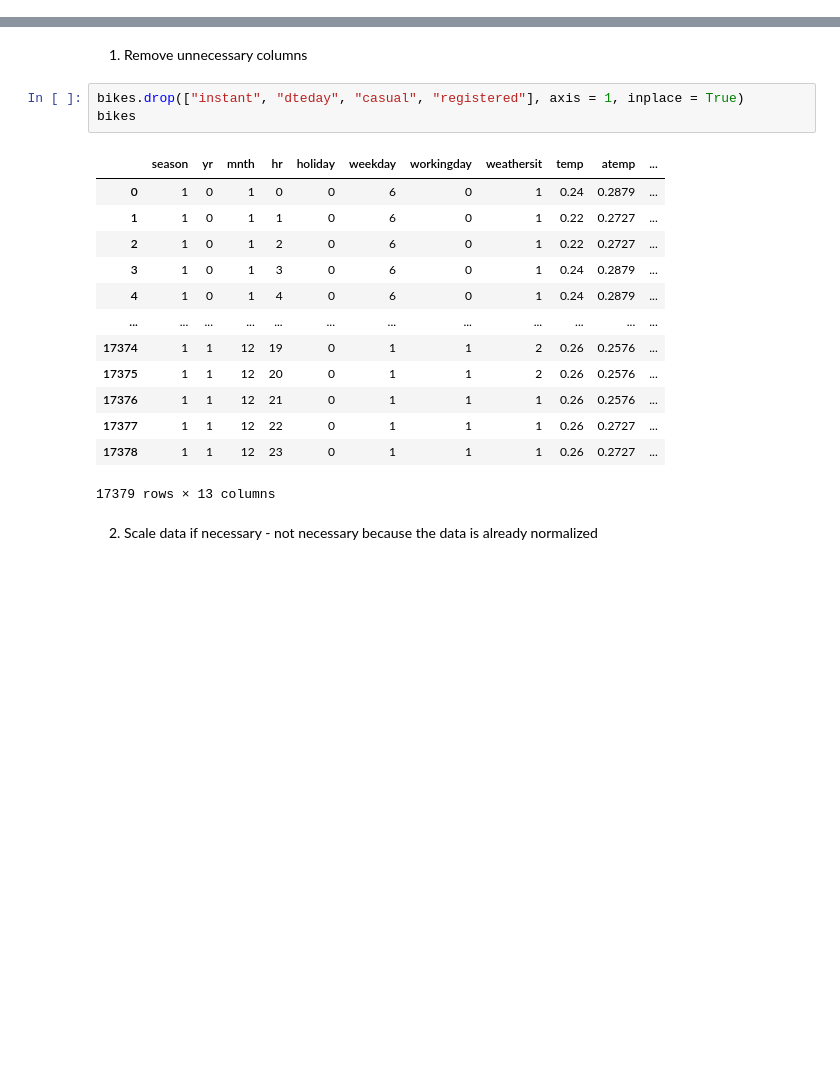
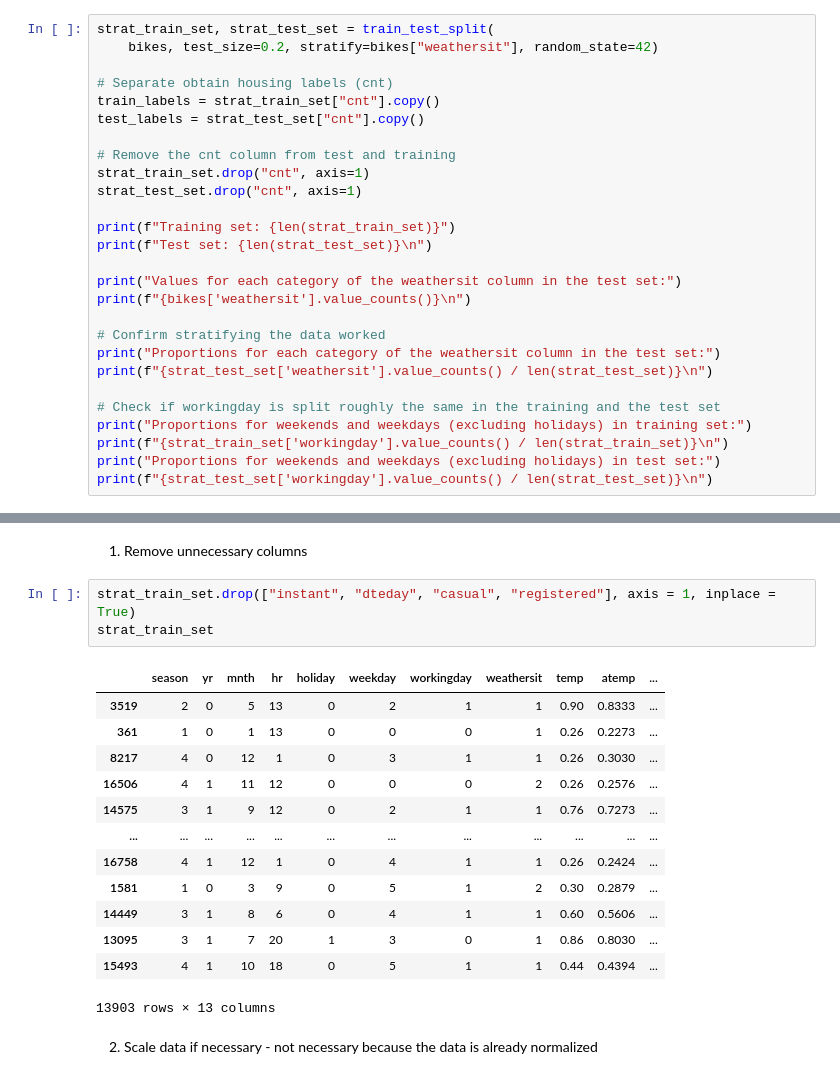
Before and after one commit to maddyBrown19/audomadic-regressor, a Jupyter notebook: audomadic.ipynb, the cells around one changed output, grey strips where cells are left out. Drawn from its saved outputs; the diff is of its cells as text; blank space fills up the shorter version.

Commit message:
split and encode the data

```diff
--- a/audomadic.ipynb
+++ b/audomadic.ipynb
@@ -135,0 +140,27 @@ plot.show()
+# %%
+strat_train_set, strat_test_set = train_test_split(
+    bikes, test_size=0.2, stratify=bikes["weathersit"], random_state=42)
+
+# Separate obtain housing labels (cnt)
+train_labels = strat_train_set["cnt"].copy()
+test_labels = strat_test_set["cnt"].copy()
+
+# Remove the cnt column from test and training
+strat_train_set.drop("cnt", axis=1)
+strat_test_set.drop("cnt", axis=1)
+
+print(f"Training set: {len(strat_train_set)}")
+print(f"Test set: {len(strat_test_set)}\n")
+
+print("Values for each category of the weathersit column in the test set:")
+print(f"{bikes['weathersit'].value_counts()}\n")
+
+# Confirm stratifying the data worked
+print("Proportions for each category of the weathersit column in the test set:")
+print(f"{strat_test_set['weathersit'].value_counts() / len(strat_test_set)}\n")
+
+# Check if workingday is split roughly the same in the training and the test set
+print("Proportions for weekends and weekdays (excluding holidays) in training set:")
+print(f"{strat_train_set['workingday'].value_counts() / len(strat_train_set)}\n")
+print("Proportions for weekends and weekdays (excluding holidays) in test set:")
+print(f"{strat_test_set['workingday'].value_counts() / len(strat_test_set)}\n")
@@ -138,22 +187,22 @@ plot.show()
 # %% [markdown]
 1. Remove unnecessary columns
 # %%
-bikes.drop(["instant", "dteday", "casual", "registered"], axis = 1, inplace = True)
-bikes
+strat_train_set.drop(["instant", "dteday", "casual", "registered"], axis = 1, inplace = True)
+strat_train_set
 # %% [output]
 |  | season | yr | mnth | hr | holiday | weekday | workingday | weathersit | temp | atemp | ... |
-| 0 | 1 | 0 | 1 | 0 | 0 | 6 | 0 | 1 | 0.24 | 0.2879 | ... |
-| 1 | 1 | 0 | 1 | 1 | 0 | 6 | 0 | 1 | 0.22 | 0.2727 | ... |
-| 2 | 1 | 0 | 1 | 2 | 0 | 6 | 0 | 1 | 0.22 | 0.2727 | ... |
-| 3 | 1 | 0 | 1 | 3 | 0 | 6 | 0 | 1 | 0.24 | 0.2879 | ... |
-| 4 | 1 | 0 | 1 | 4 | 0 | 6 | 0 | 1 | 0.24 | 0.2879 | ... |
+| 3519 | 2 | 0 | 5 | 13 | 0 | 2 | 1 | 1 | 0.90 | 0.8333 | ... |
+| 361 | 1 | 0 | 1 | 13 | 0 | 0 | 0 | 1 | 0.26 | 0.2273 | ... |
+| 8217 | 4 | 0 | 12 | 1 | 0 | 3 | 1 | 1 | 0.26 | 0.3030 | ... |
+| 16506 | 4 | 1 | 11 | 12 | 0 | 0 | 0 | 2 | 0.26 | 0.2576 | ... |
+| 14575 | 3 | 1 | 9 | 12 | 0 | 2 | 1 | 1 | 0.76 | 0.7273 | ... |
 | ... | ... | ... | ... | ... | ... | ... | ... | ... | ... | ... | ... |
-| 17374 | 1 | 1 | 12 | 19 | 0 | 1 | 1 | 2 | 0.26 | 0.2576 | ... |
-| 17375 | 1 | 1 | 12 | 20 | 0 | 1 | 1 | 2 | 0.26 | 0.2576 | ... |
-| 17376 | 1 | 1 | 12 | 21 | 0 | 1 | 1 | 1 | 0.26 | 0.2576 | ... |
-| 17377 | 1 | 1 | 12 | 22 | 0 | 1 | 1 | 1 | 0.26 | 0.2727 | ... |
-| 17378 | 1 | 1 | 12 | 23 | 0 | 1 | 1 | 1 | 0.26 | 0.2727 | ... |
+| 16758 | 4 | 1 | 12 | 1 | 0 | 4 | 1 | 1 | 0.26 | 0.2424 | ... |
+| 1581 | 1 | 0 | 3 | 9 | 0 | 5 | 1 | 2 | 0.30 | 0.2879 | ... |
+| 14449 | 3 | 1 | 8 | 6 | 0 | 4 | 1 | 1 | 0.60 | 0.5606 | ... |
+| 13095 | 3 | 1 | 7 | 20 | 1 | 3 | 0 | 1 | 0.86 | 0.8030 | ... |
+| 15493 | 4 | 1 | 10 | 18 | 0 | 5 | 1 | 1 | 0.44 | 0.4394 | ... |
-17379 rows × 13 columns
+13903 rows × 13 columns
 # %% [markdown]
 2. Scale data if necessary - not necessary because the data is already normalized
 # %% [markdown]
```
Also changed, not shown: parts of 5 cells of this notebook.
